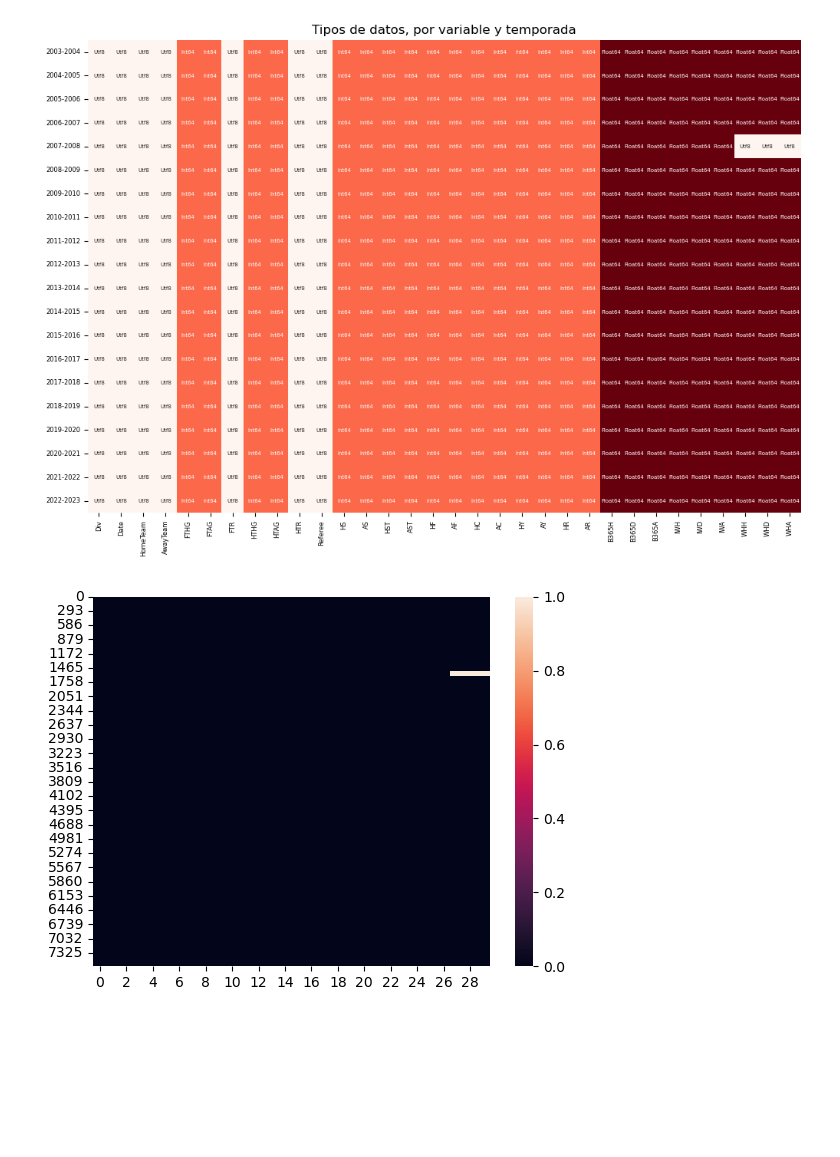
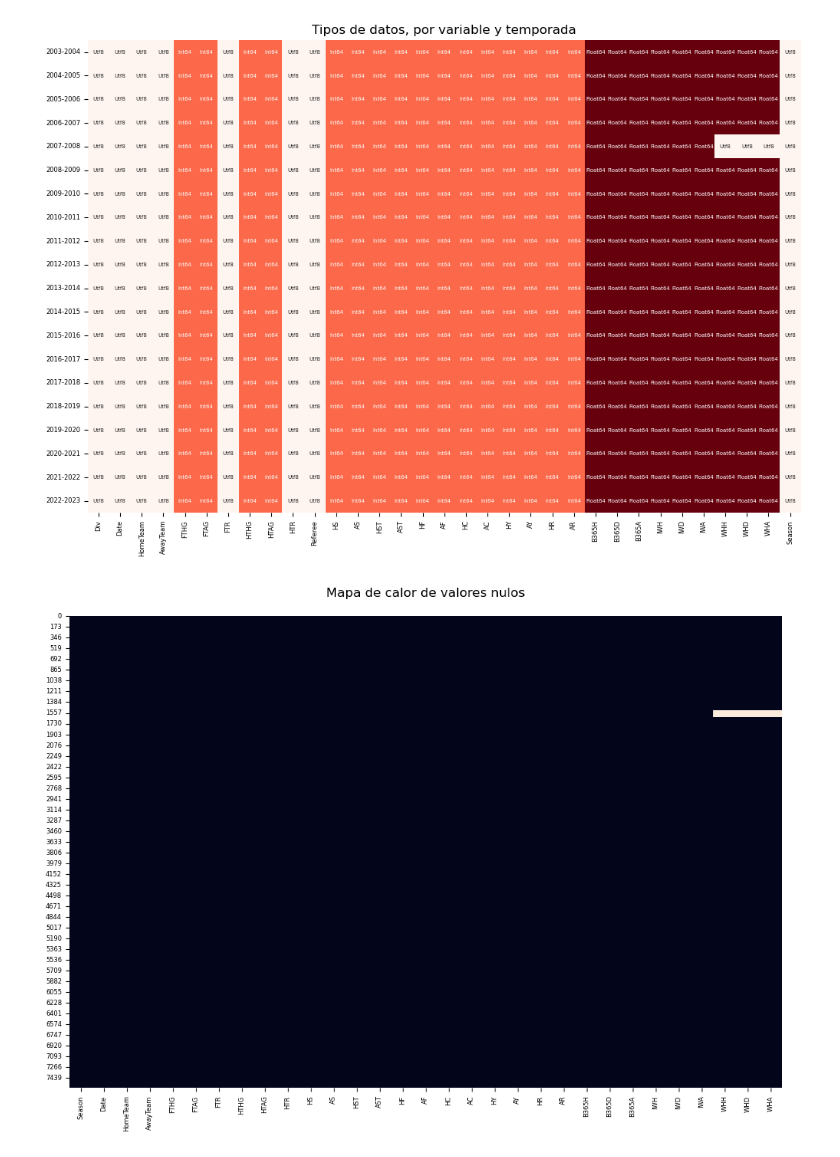
Before and after one commit to IFTrejoM/Premier-League-data-analysis, a Jupyter notebook: premier_league.ipynb, the cells around one changed output. Cells and saved outputs as stored; diff of their text form; code cells hidden in the pictures; blank space fills up the shorter version.

Commit message:
Small steps forward on data preparation

```diff
--- a/premier_league.ipynb
+++ b/premier_league.ipynb
@@ -5,10 +5,21 @@ import os
 import seaborn as sns
 import matplotlib.pyplot as plt
 # %%
+# Lista de temporadas analizadas:
 seasons = [str(x) + '-' + str(x+1) for x in range(2003, 2023)]
+
+# Lista de rutas a archivos de cada temporada:
 seasons_path = ['datasets/' + season + '.csv' for season in seasons]
 
+# Diccionario temporada:ruta
 seasons_dict = dict(zip(seasons, seasons_path))
 
 for season, season_path in seasons_dict.items():
+    # Importar datos de cada temporada al diccionario, utilizando la biblioteca Polars:
     seasons_dict[season] = pl.read_csv(season_path, truncate_ragged_lines=True, encoding='ISO-8859-1')
+
+    # Eliminar las filas que puedan contener todos sus valores nulos:
+    seasons_dict[season] = seasons_dict[season].filter(~pl.all_horizontal(pl.all().is_null()))
+
+    # Agregar una columna 'Season':
+    seasons_dict[season] = seasons_dict[season].with_columns(pl.lit(season).alias('Season'))
@@ -34,7 +49,7 @@ common_columns_datasets_dict = {season:season_df[common_columns_list] for season
 # %%
 import pandas as pd
 
-# Crear un diccionario que contenga los dtypes de cada dataframe:
+# Crear un diccionario que contenga los dtypes de cada DataFrame:
 dtypes_dict = {season:season_df.dtypes for season, season_df in common_columns_datasets_dict.items()}
 
 # Convertir el diccionario en un DataFrame de Polars
@@ -60,5 +75,5 @@ plt.yticks(size=6)
 plt.title("Tipos de datos, por variable y temporada")
 plt.show()
 # %% [output]
-[figure, old version]
+[figure, new version]
 # %%
@@ -66,7 +82,7 @@ common_columns_datasets_dict['2007-2008'] = common_columns_datasets_dict['2007-2
     pl.col('WHH', 'WHD', 'WHA').cast(pl.Float64)
     ])
 # %%
-# Realizar la unión vertical de los DataFrames usando extend
+# Realizar la unión vertical de los DataFrames usando pl.DataFrame.vstack()
 df = pl.DataFrame()
 for season_df in common_columns_datasets_dict.values():
     df = df.vstack(season_df)
@@ -81,12 +97,20 @@ df = df.with_columns(
 
 # Eliminar columnas innecesarias:
 df = df.drop(["Div", "Referee"])
+
+# Mover la columna 'Season' al inicio del DataFrame:
+columns = ['Season'] + [col for col in df.columns if col != 'Season']
+df = df.select(columns)
 # %%
+# Crear un DataFrame de booleanos para valores nulos
 nulls_dict = {col:df.select(pl.col(col).is_null()).to_series() for col in df.columns}
+nulls_df = pd.DataFrame(nulls_dict)
 
-nulls_df = pl.DataFrame(nulls_dict)
-
-sns.heatmap(nulls_df)
+plt.figure(figsize=(12, 8))
+sns.heatmap(nulls_df, cbar=False)
+plt.title('Mapa de calor de valores nulos\n', fontsize=12)
+plt.xticks(size=6)
+plt.yticks(size=6)
 plt.show()
 # %% [output]
-[figure, old version]
+[figure, new version]
```
Also changed, not shown: parts of 4 cells of this notebook.
